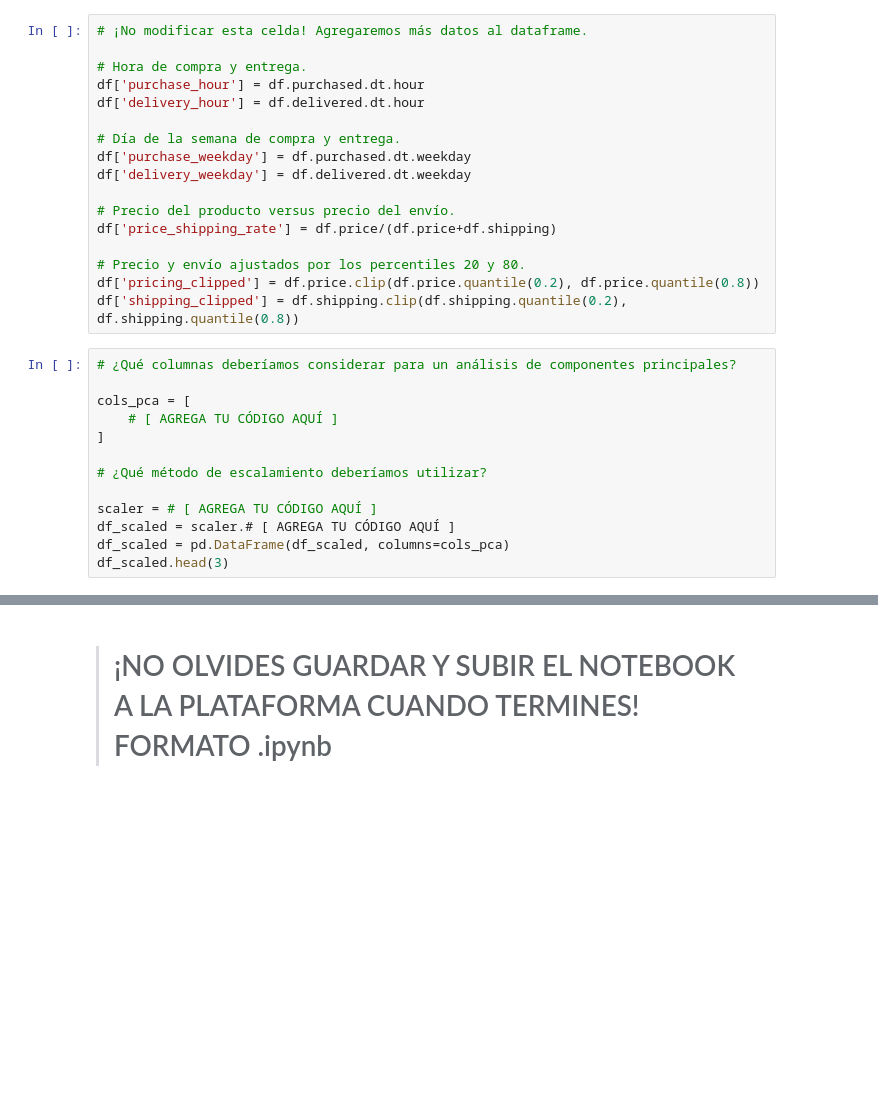
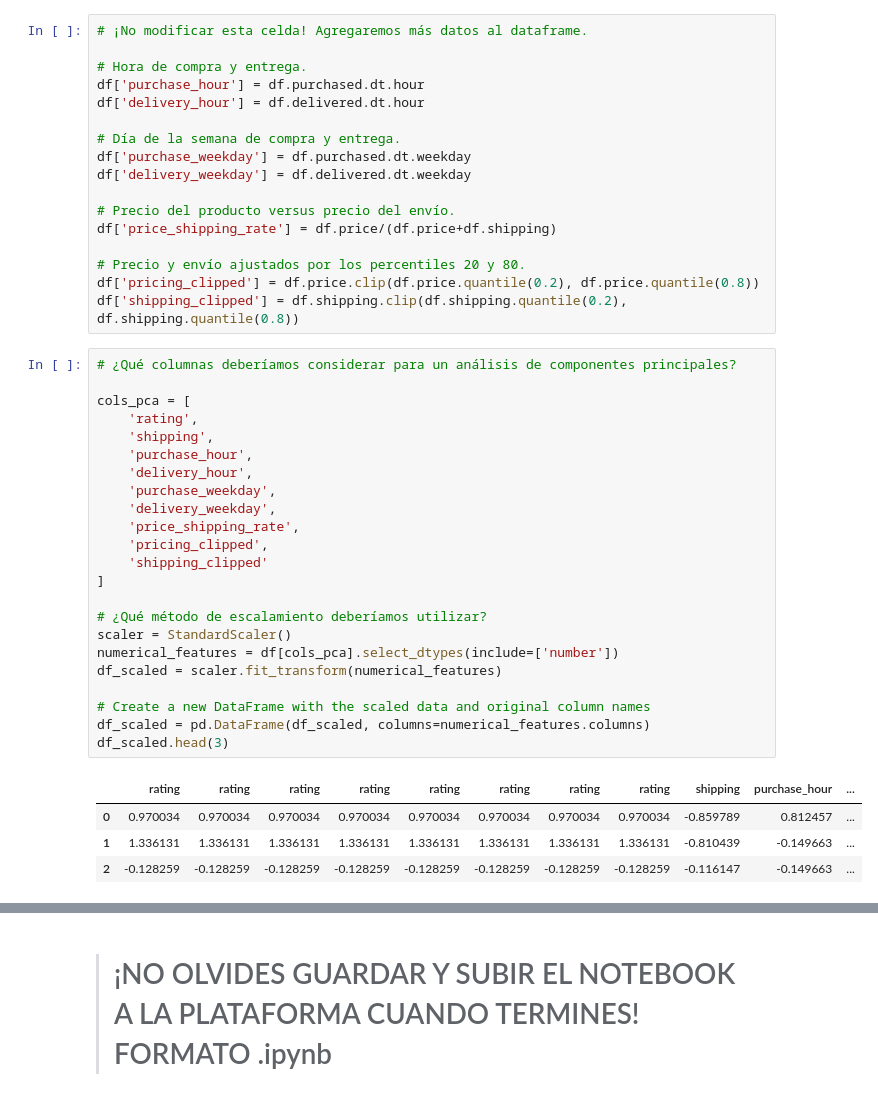
Before and after one commit to julvc/python_diplo, a Jupyter notebook: Julio_Varas_MP1.ipynb, the cells around one changed output, grey strips where cells are left out. Saved outputs shown, nothing was run; the diff lists cells and outputs as text; blank space fills up the shorter version.

```diff
--- a/Julio_Varas_MP1.ipynb
+++ b/Julio_Varas_MP1.ipynb
@@ -675,15 +675,30 @@ df['shipping_clipped'] = df.shipping.clip(df.shipping.quantile(0.2), df.shipping
 # %%
 # ¿Qué columnas deberíamos considerar para un análisis de componentes principales?
 
 cols_pca = [
-    # [ AGREGA TU CÓDIGO AQUÍ ]
+    'rating',
+    'shipping',
+    'purchase_hour',
+    'delivery_hour',
+    'purchase_weekday',
+    'delivery_weekday',
+    'price_shipping_rate',
+    'pricing_clipped',
+    'shipping_clipped'
 ]
 
 # ¿Qué método de escalamiento deberíamos utilizar?
+scaler = StandardScaler()
+numerical_features = df[cols_pca].select_dtypes(include=['number'])
+df_scaled = scaler.fit_transform(numerical_features)
 
-scaler = # [ AGREGA TU CÓDIGO AQUÍ ]
-df_scaled = scaler.# [ AGREGA TU CÓDIGO AQUÍ ]
-df_scaled = pd.DataFrame(df_scaled, columns=cols_pca)
+# Create a new DataFrame with the scaled data and original column names
+df_scaled = pd.DataFrame(df_scaled, columns=numerical_features.columns)
 df_scaled.head(3)
+# %% [output]
+|  | rating | rating | rating | rating | rating | rating | rating | rating | shipping | purchase_hour | ... |
+| 0 | 0.970034 | 0.970034 | 0.970034 | 0.970034 | 0.970034 | 0.970034 | 0.970034 | 0.970034 | -0.859789 | 0.812457 | ... |
+| 1 | 1.336131 | 1.336131 | 1.336131 | 1.336131 | 1.336131 | 1.336131 | 1.336131 | 1.336131 | -0.810439 | -0.149663 | ... |
+| 2 | -0.128259 | -0.128259 | -0.128259 | -0.128259 | -0.128259 | -0.128259 | -0.128259 | -0.128259 | -0.116147 | -0.149663 | ... |
 # %%
 # Genera un modelo de PCA con 2 componentes y ajusta el modelo a los datos escalados.
```
Also changed, not shown: parts of 4 cells of this notebook.
